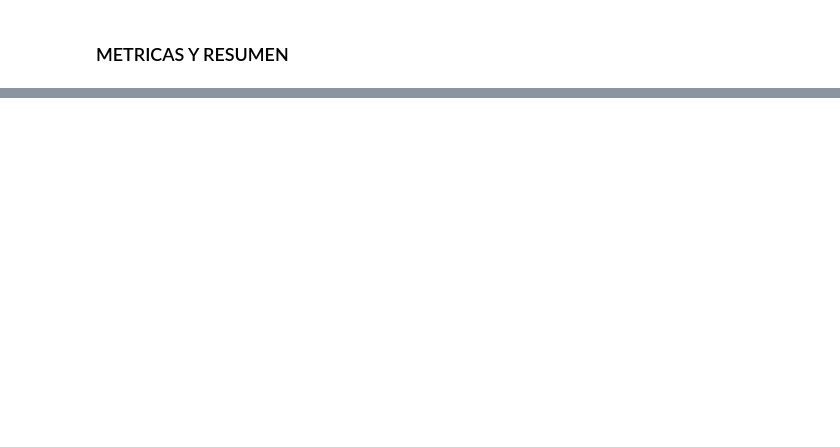
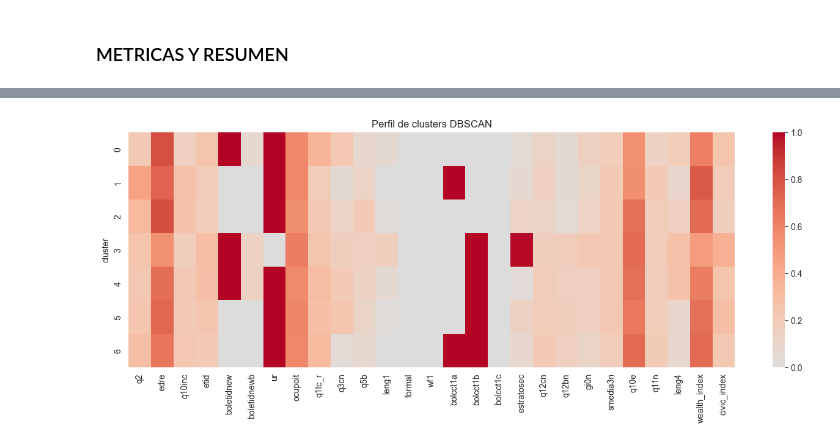
Before and after one commit to PHansLM/electocluster, a Jupyter notebook: notebooks/iteration2/03_clustering_dataset_electoral_test.ipynb, the cells around one changed output, grey strips where cells are left out. Saved outputs shown, nothing was run; the diff lists cells and outputs as text; code cells hidden in the pictures; blank space fills up the shorter version.

```diff
--- a/notebooks/iteration2/03_clustering_dataset_electoral_test.ipynb
+++ b/notebooks/iteration2/03_clustering_dataset_electoral_test.ipynb
@@ -170,24 +377,15 @@ print("  Los saltos grandes en altura = clusters naturales en los datos.")
 # %%
 print("\n--- TEST DBSCAN ---\n")
-
-# DBSCAN con parámetros ajustados para datos de alta dimensionalidad
-print("Probando diferentes configuraciones de DBSCAN...\n")
-
-configs = [
-    {'eps': eps, 'min_samples': ms}
-    for eps in [1.0, 2.0, 3.0, 4.0, 5.0]
-    for ms in [3, 5, 10]
-]
 
 mejor_config = None
 mejor_sil = -1
 
 for cfg in configs:
     db_temp = DBSCAN(**cfg)
-    db_temp.fit(df)
+    db_temp.fit(df_pca)
     if db_temp.n_clusters_ >= 2:
         mask = db_temp.labels_ != -1
-        sil = calculate_metrics(df[mask], db_temp.labels_[mask])['silhouette']
+        sil = calculate_metrics(df_pca[mask], db_temp.labels_[mask])['silhouette']
         print(f"  eps={cfg['eps']}, min_samples={cfg['min_samples']}: "
               f"{db_temp.n_clusters_} clusters, Sil={sil:.4f}")
         if sil > mejor_sil:
@@ -212,7 +410,7 @@ print(dbscan.get_cluster_sizes())
 if dbscan.n_clusters_ >= 2:
     # Filtrar noise
     mask = dbscan.labels_ != -1
-    df_clean = df[mask]
+    df_clean = df_pca[mask]
     labels_clean = dbscan.labels_[mask]
 
     print("\nMétricas (sin ruido):")
@@ -253,0 +486,51 @@ print("="*70)
+# %%
+print("\n--- PERFIL SOCIOPOLÍTICO DE CLUSTERS ---\n")
+
+def analizar_clusters(df_original, labels, nombre_algoritmo):
+
+    df_analysis = df_original.copy()
+    df_analysis['cluster'] = labels
+
+    # eliminar ruido si es DBSCAN
+    df_analysis = df_analysis[df_analysis['cluster'] != -1]
+
+    print(f"\n===== {nombre_algoritmo} =====")
+
+    resumen = df_analysis.groupby('cluster').mean()
+
+    print("\nMedia de variables por cluster:")
+    print(resumen.round(3))
+
+    print("\nTamaño de clusters:")
+    print(df_analysis['cluster'].value_counts().sort_index())
+
+    return resumen
+
+
+# K-Medoids
+perfil_km = analizar_clusters(
+    df,
+    kmedoids.labels_,
+    "K-Medoids"
+)
+
+# Hierarchical
+perfil_hc = analizar_clusters(
+    df,
+    hierarchical.labels_,
+    "Hierarchical"
+)
+
+# DBSCAN (solo puntos no ruido)
+perfil_db = analizar_clusters(
+    df,
+    dbscan.labels_,
+    "DBSCAN"
+)
+
+import seaborn as sns
+
+sns.heatmap(perfil_db, cmap="coolwarm", center=0)
+plt.title("Perfil de clusters DBSCAN")
+plt.show()
+# %% [output]
@@ -254,3 +554,4 @@ print("="*70)
+[figure, added]
 # %%
 print("\n--- VISUALIZACIÓN DE CLUSTERS ---\n")
 
```
Also changed, not shown: parts of 13 cells of this notebook, 13 other files.
